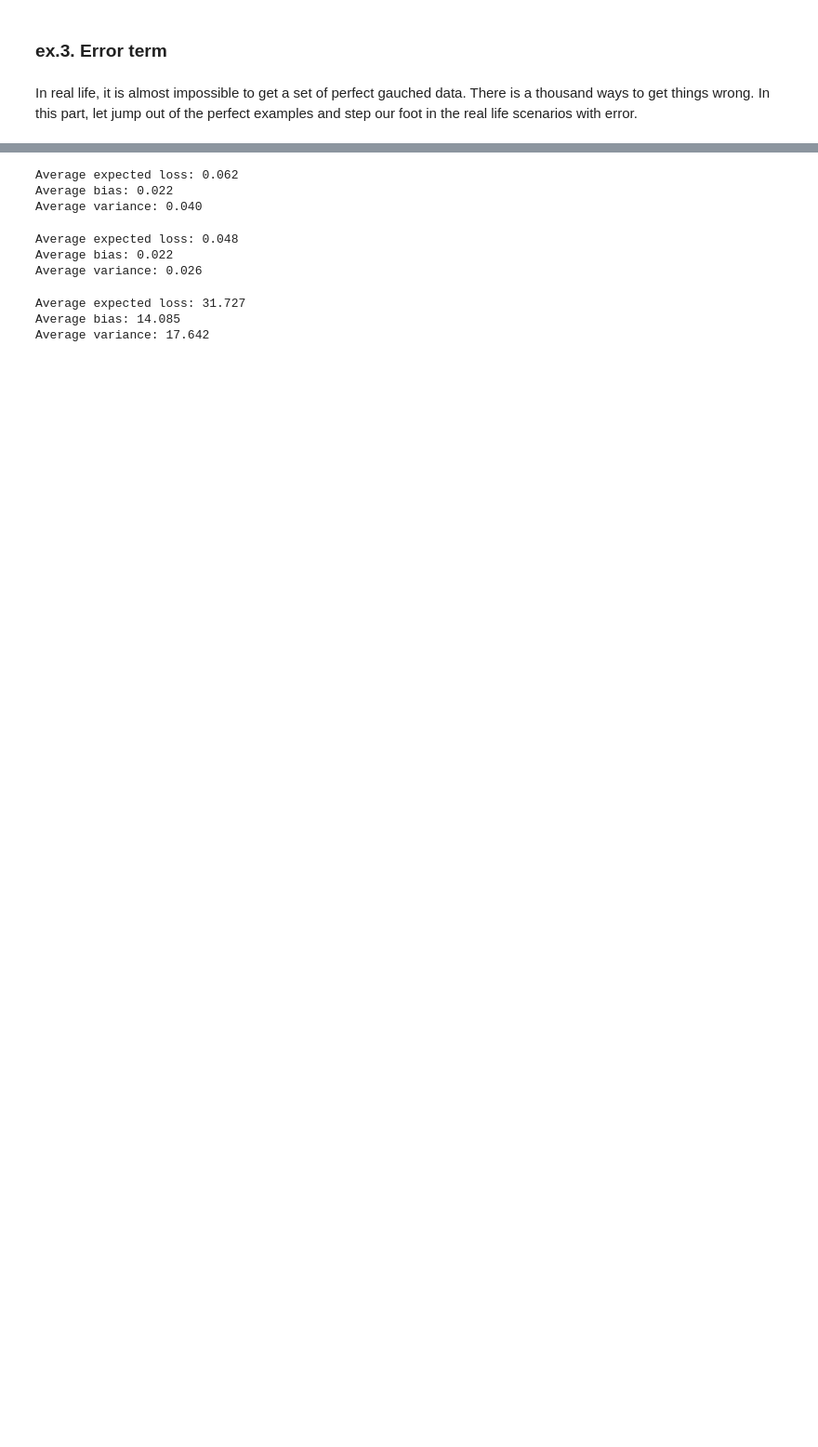
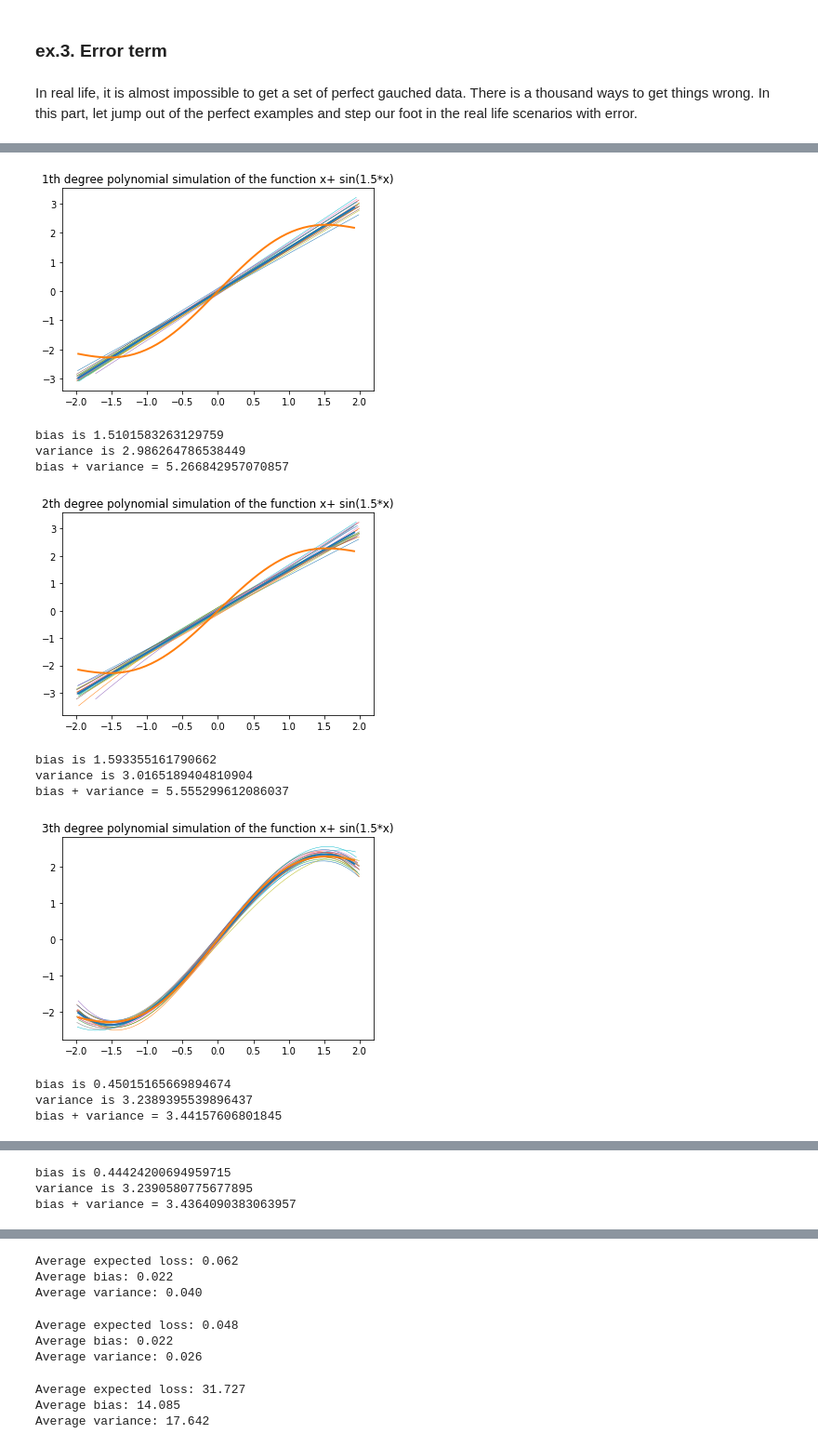
Before and after one commit to OscarXZQ/BaggingTutorial, a Jupyter notebook: Bagging.ipynb, the cells around one changed output, grey strips where cells are left out. Shown: that part at 93% size. Cells and saved outputs as stored; diff of their text form; code cells hidden in the pictures; blank space fills up the shorter version.

```diff
--- a/Bagging.ipynb
+++ b/Bagging.ipynb
@@ -143,0 +171,51 @@ In Week 2, we have learned about bias-variance decomposition. Let's first do a b
+# %%
+x_bundle, y_bundle = gen_data(20)
+# %%
+""" Simulate the data with degree 1-4 polynomial and report the variance and bias of the result
+"""
+def bias_variance_demo(degree):
+    coeffs = []
+    for i in range(20):
+        x_s = x_bundle[i]
+        y_s = y_bundle[i]
+        coefficients = np.polyfit(x_s, y_s, deg=degree)
+        coeffs.append(coefficients)
+        poly = np.poly1d(coefficients)
+        new_x1 = np.linspace(min(x_s), max(x_s))
+        new_y1 = poly(new_x1)
+        #plt.figure()
+        plt.plot(new_x1, new_y1, linewidth = 0.5)
+    mean_coeff = np.mean((coeffs),axis = 0)
+    mean_y = np.poly1d(mean_coeff)(new_x)
+    plt.plot(new_x, mean_y, linewidth = 2)
+    plt.plot(new_x, new_y, linewidth = 2)
+    plt.title(str(degree) + "th degree polynomial simulation of the function x+ sin(1.5*x)")
+    plt.show()
+
+
+    bias = abs(sum(mean_y - new_y))
+    y_s = []
+    for i in range(20):
+        coeff = coeffs[i]
+        poly = np.poly1d(coeff)
+        y_s.append(poly(new_x))
+    variance = np.var(y_s)
+    print("bias is " + str(bias))
+    print("variance is " + str(variance))
+    print("bias**2 + variance = " + str(bias**2+variance))
+# %%
+for deg in range(1,6):
+    bias_variance_demo(deg)
+# %% [output]
+[figure, added]
+bias is 1.5101583263129759
+variance is 2.986264786538449
+bias + variance = 5.266842957070857
+[figure, added]
+bias is 1.593355161790662
+variance is 3.0165189404810904
+bias + variance = 5.555299612086037
+[figure, added]
+bias is 0.45015165669894674
+variance is 3.2389395539896437
+bias + variance = 3.44157606801845
@@ -143,0 +223,3 @@ In Week 2, we have learned about bias-variance decomposition. Let's first do a b
+bias is 0.44424200694959715
+variance is 3.2390580775677895
+bias + variance = 3.4364090383063957
```
Also changed, not shown: parts of 14 cells of this notebook.
